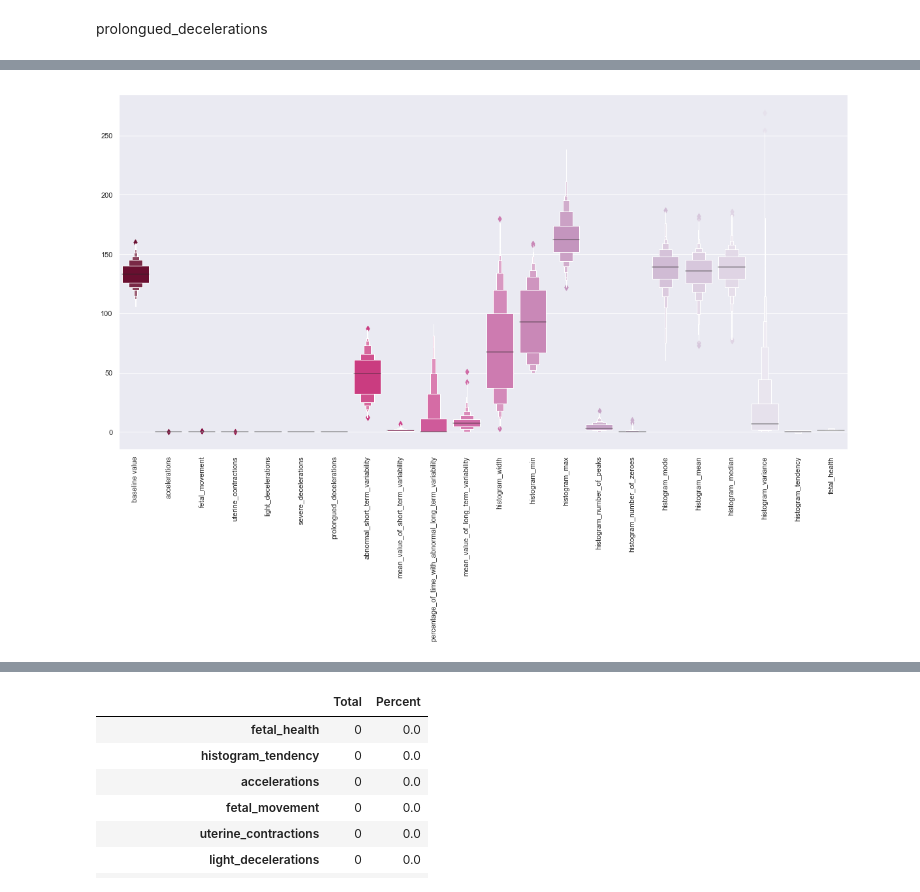
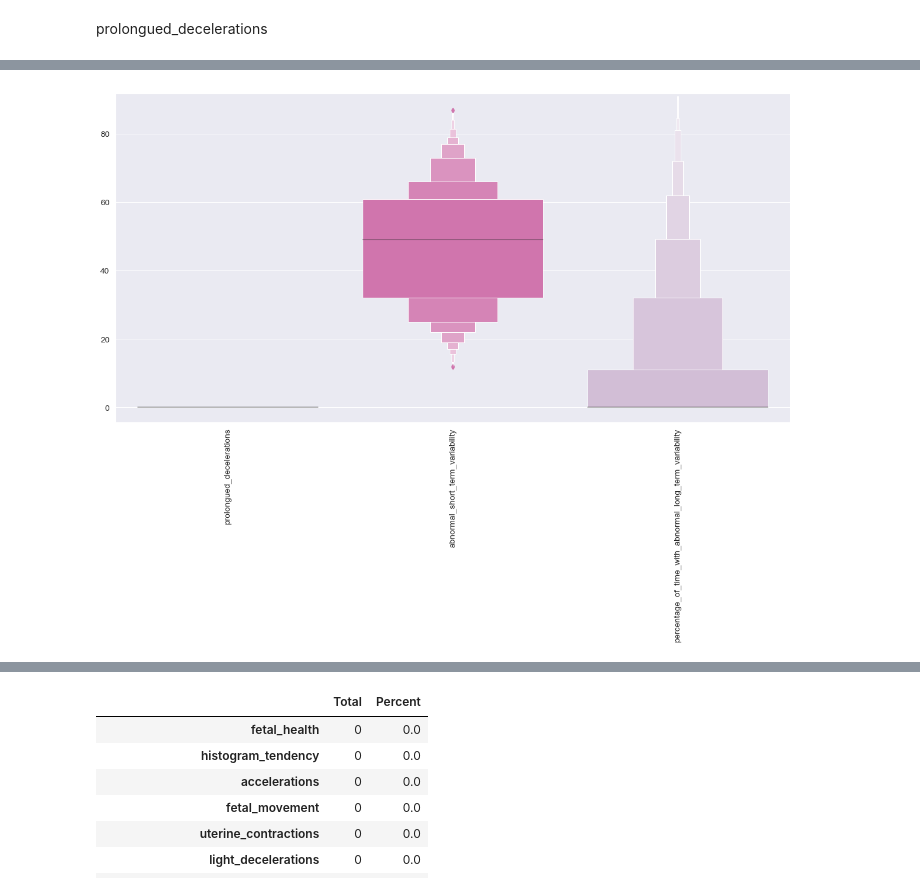
Before and after one commit to kimberashman/fetal-health, a Jupyter notebook: notebooks/1.0-initial-data-exploration.ipynb, the cells around one changed output, grey strips where cells are left out. Saved outputs shown, nothing was run; the diff lists cells and outputs as text; code cells hidden in the pictures.

```diff
--- a/notebooks/1.0-initial-data-exploration.ipynb
+++ b/notebooks/1.0-initial-data-exploration.ipynb
@@ -397,8 +383,9 @@ for col in df_train.columns:
 ... (9 outputs left out)
 # %%
 plt.figure(figsize=(20,10))
-sns.boxenplot(data = df_train,palette = colors)
+features = ['prolongued_decelerations','abnormal_short_term_variability','percentage_of_time_with_abnormal_long_term_variability']
+sns.boxenplot(data = df_train[features],palette = colors)
 plt.xticks(rotation=90)
 plt.show()
 # %% [output]
-[figure, old version]
+[figure, new version]
```
Also changed, not shown: parts of 11 cells of this notebook, 6 other files.
